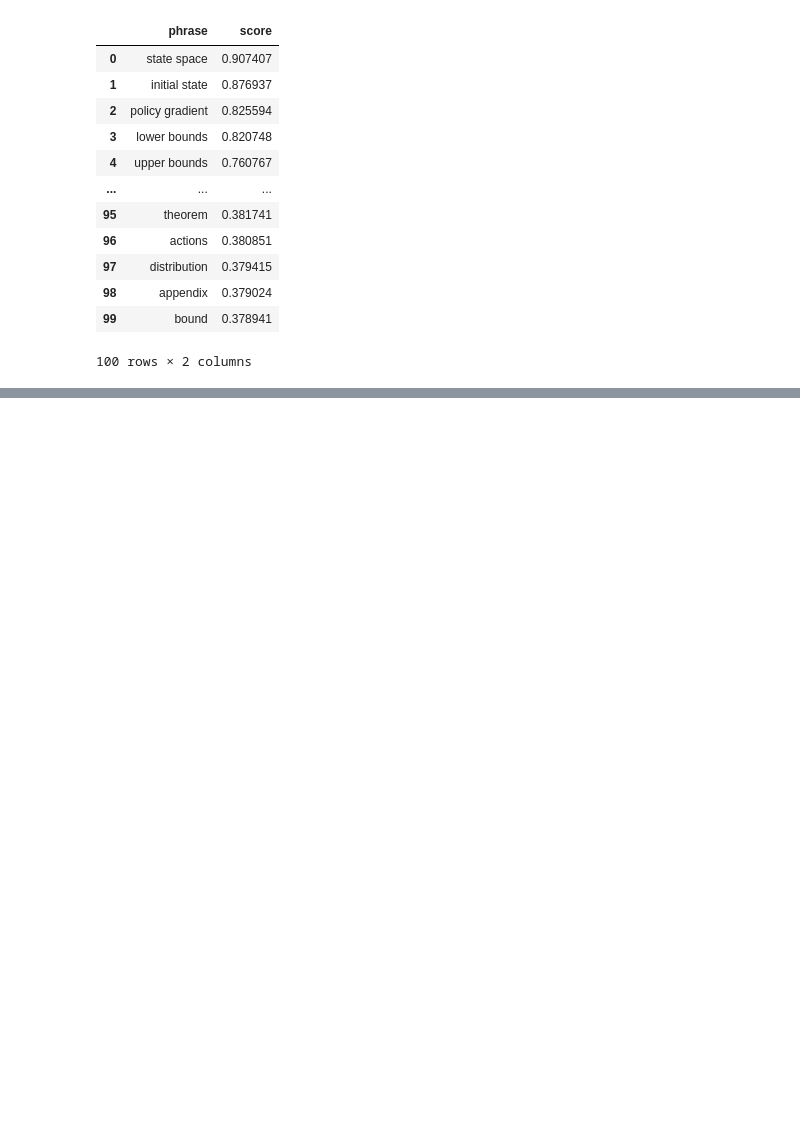
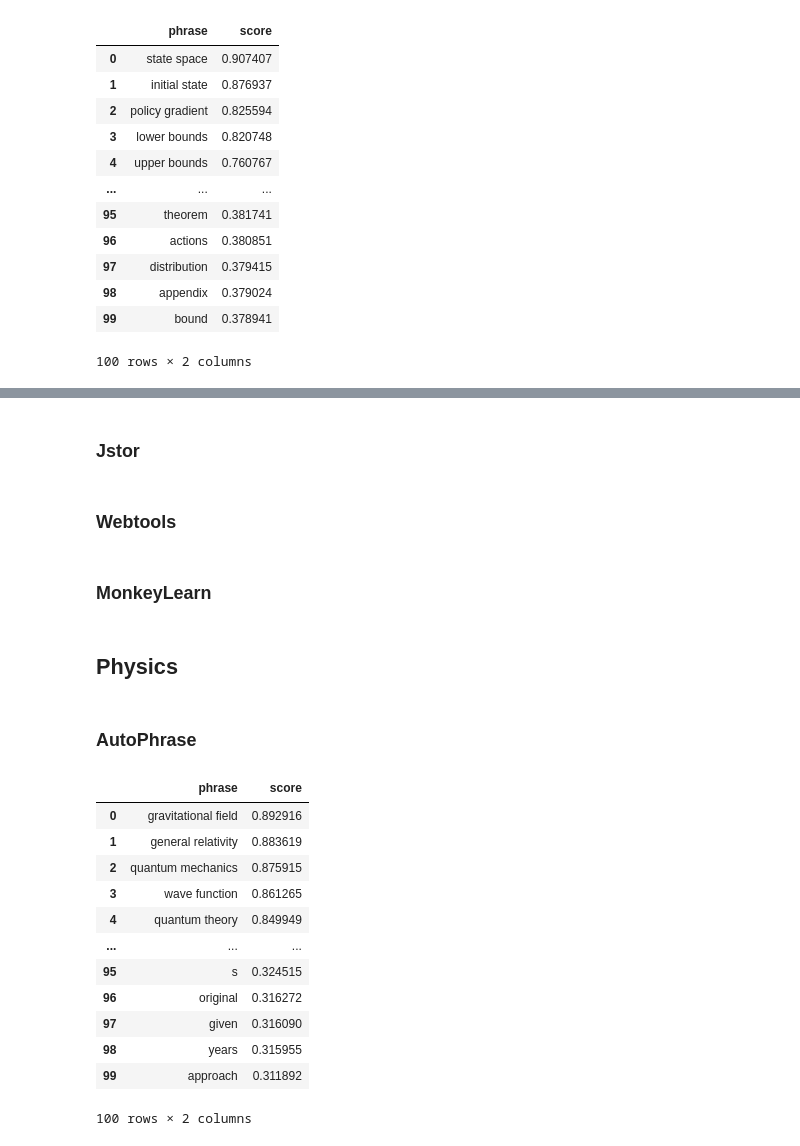
Before and after one commit to YichunRen/AutoLibrary-Scientific-Paper-Keywords-Extraction-, a Jupyter notebook: notebooks/Experiment.ipynb, the cells around one changed output, grey strips where cells are left out. Saved outputs shown, nothing was run; the diff lists cells and outputs as text; code cells hidden in the pictures; blank space fills up the shorter version.

```diff
--- a/notebooks/Experiment.ipynb
+++ b/notebooks/Experiment.ipynb
@@ -375,0 +380,27 @@ autophrase_math_labels = [1, 1, 1, 1, 1, 1, 0, 1, 1, 1,
+# %% [markdown]
+### Jstor
+# %% [markdown]
+### Webtools
+# %% [markdown]
+### MonkeyLearn
+# %% [markdown]
+## Physics
+# %% [markdown]
+### AutoPhrase
+# %%
+autophrase_physics_df = weighted_df['Physics'].dropna().head(100)
+autophrase_physics_df
+# %% [output]
+|  | phrase | score |
+| 0 | gravitational field | 0.892916 |
+| 1 | general relativity | 0.883619 |
+| 2 | quantum mechanics | 0.875915 |
+| 3 | wave function | 0.861265 |
+| 4 | quantum theory | 0.849949 |
+| ... | ... | ... |
+| 95 | s | 0.324515 |
+| 96 | original | 0.316272 |
+| 97 | given | 0.316090 |
+| 98 | years | 0.315955 |
+| 99 | approach | 0.311892 |
+100 rows × 2 columns
```
Also changed, not shown: parts of 33 cells of this notebook.
